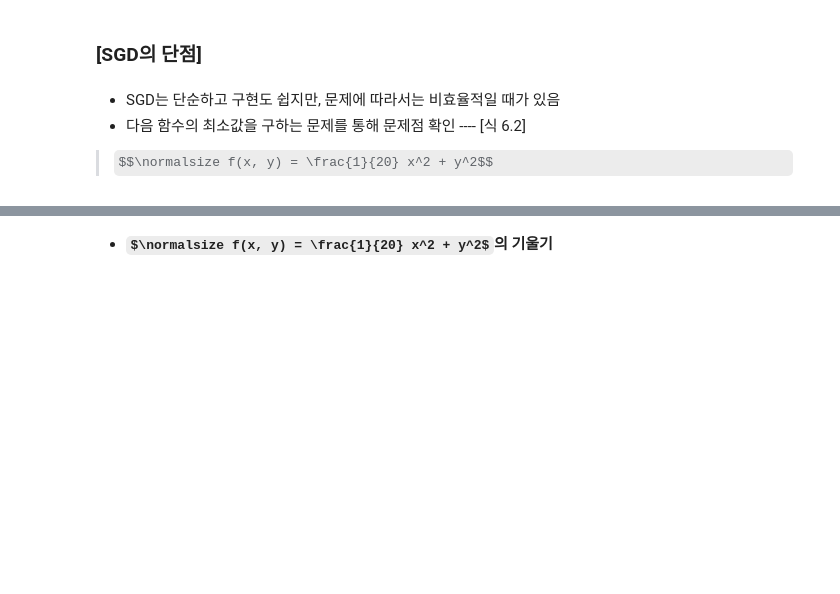
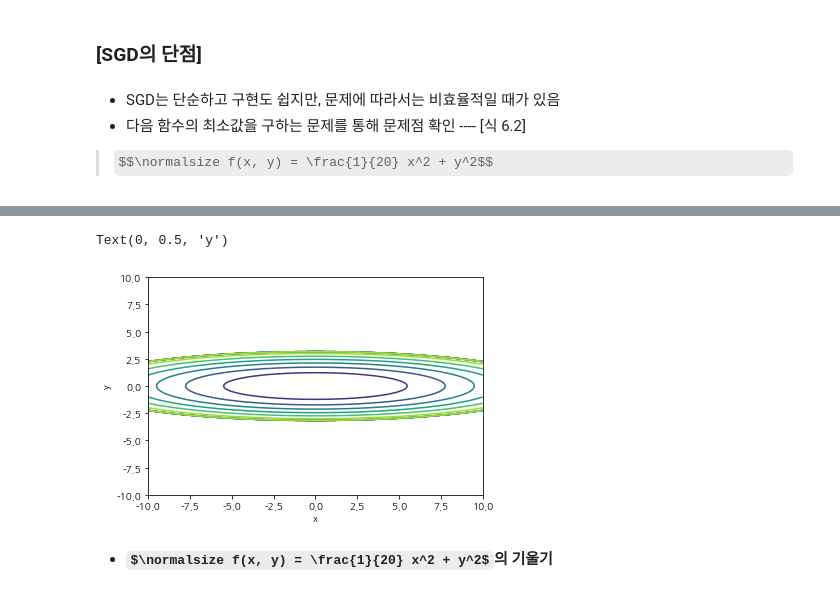
Before and after one commit to cloudallera/deep-learning-from-scratch, a Jupyter notebook: _mystudy/06_training_techniques.ipynb, the cells around one changed output, grey strips where cells are left out. Saved outputs shown, nothing was run; the diff lists cells and outputs as text; code cells hidden in the pictures; some formulas as TeX source; blank space fills up the shorter version.

```diff
--- a/_mystudy/06_training_techniques.ipynb
+++ b/_mystudy/06_training_techniques.ipynb
@@ -96,2 +124,16 @@ train_acc, test_acc : 0.920, 0.925
+# %%
+# [식 6.2]의 등고선 ---- [그림 6-2]
+
+# 외곽선 단순화
+mask = Z > 10
+Z[mask] = 0
+
+# 그래프 그리기
+plt.contour(X, Y, Z)
+plt.xlabel("x")
+plt.ylabel("y")
+# %% [output]
+Text(0, 0.5, 'y')
+[figure, added]
 # %% [markdown]
 - **$\normalsize f(x, y) = \frac{1}{20} x^2 + y^2$의 기울기**
```
Also changed, not shown: parts of 8 cells of this notebook, 1 other file.
